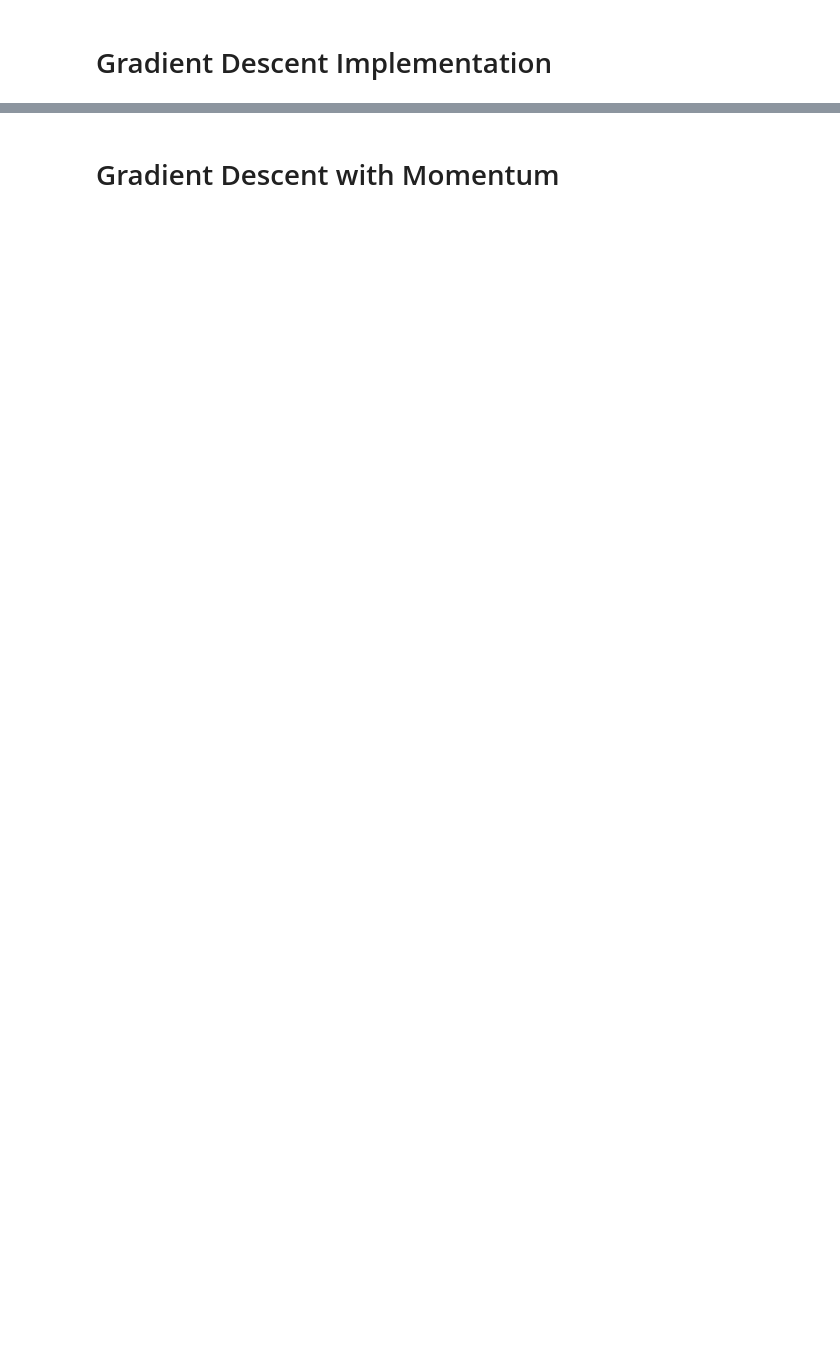
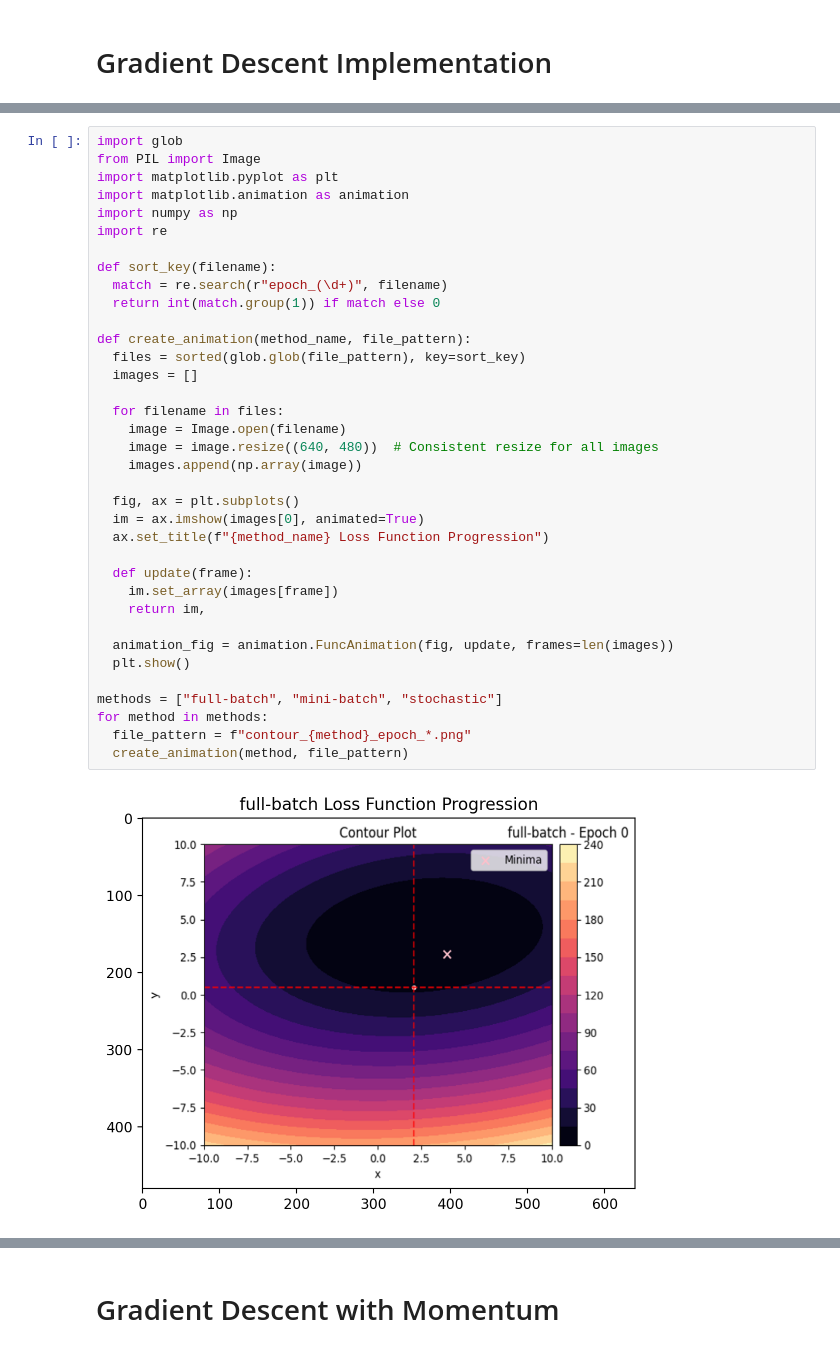
Before and after one commit to arulsingh/fork-it-assignment-2, a Jupyter notebook: Task_1/Task1.ipynb, the cells around one changed output, grey strips where cells are left out. Saved outputs shown, nothing was run; the diff lists cells and outputs as text; blank space fills up the shorter version.

```diff
--- a/Task_1/Task1.ipynb
+++ b/Task_1/Task1.ipynb
@@ -226,0 +256,38 @@ print(losses_sgd, theta0_sgd.item(), theta1_sgd.item(), iter_sgd, epoch_sgd)
+# %%
+import glob
+from PIL import Image
+import matplotlib.pyplot as plt
+import matplotlib.animation as animation
+import numpy as np
+import re
+
+def sort_key(filename):
+  match = re.search(r"epoch_(\d+)", filename)
+  return int(match.group(1)) if match else 0
+
+def create_animation(method_name, file_pattern):
+  files = sorted(glob.glob(file_pattern), key=sort_key)
+  images = []
+
+  for filename in files:
+    image = Image.open(filename)
+    image = image.resize((640, 480))  # Consistent resize for all images
+    images.append(np.array(image))
+
+  fig, ax = plt.subplots()
+  im = ax.imshow(images[0], animated=True)
+  ax.set_title(f"{method_name} Loss Function Progression")
+
+  def update(frame):
+    im.set_array(images[frame])
+    return im,
+
+  animation_fig = animation.FuncAnimation(fig, update, frames=len(images))
+  plt.show()
+
+methods = ["full-batch", "mini-batch", "stochastic"]
+for method in methods:
+  file_pattern = f"contour_{method}_epoch_*.png"
+  create_animation(method, file_pattern)
+# %% [output]
+[figure, added]
```
Also changed, not shown: parts of 13 cells of this notebook.
